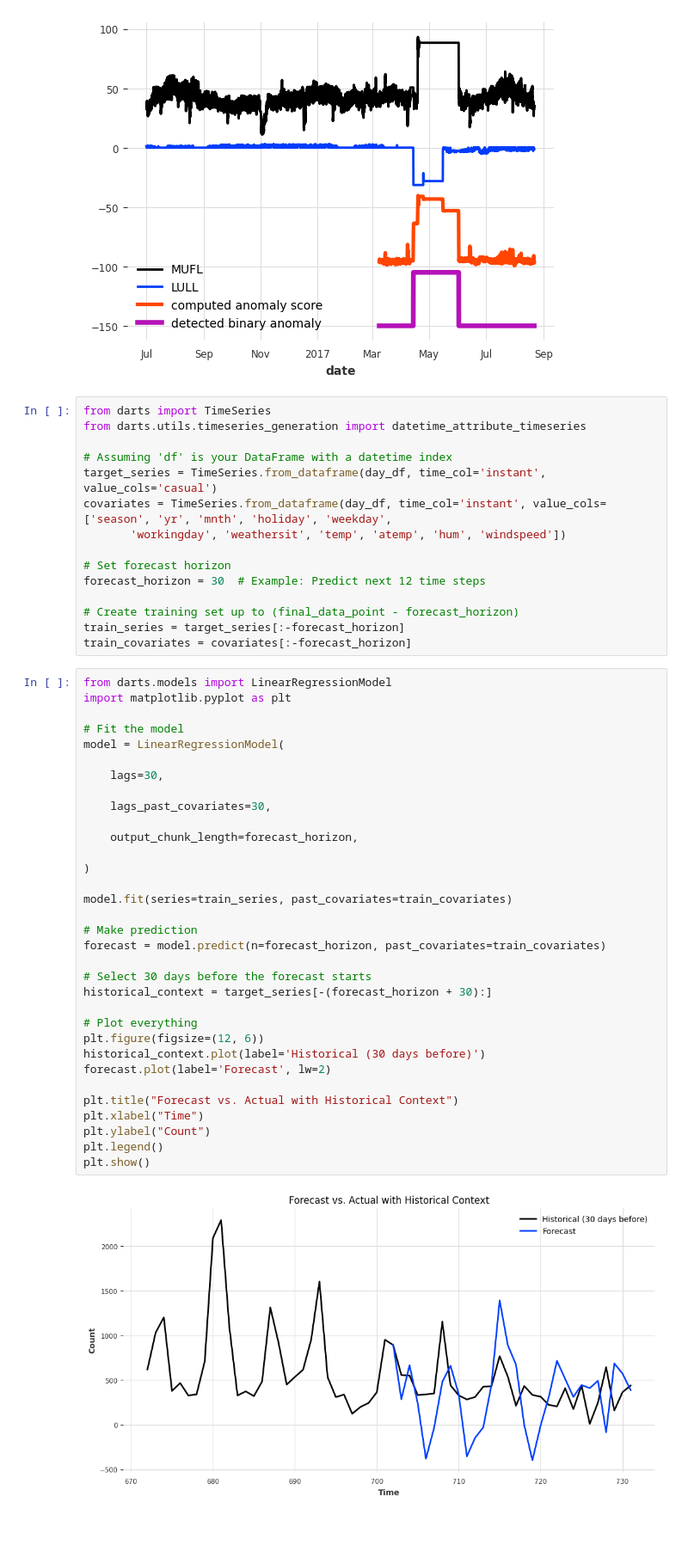
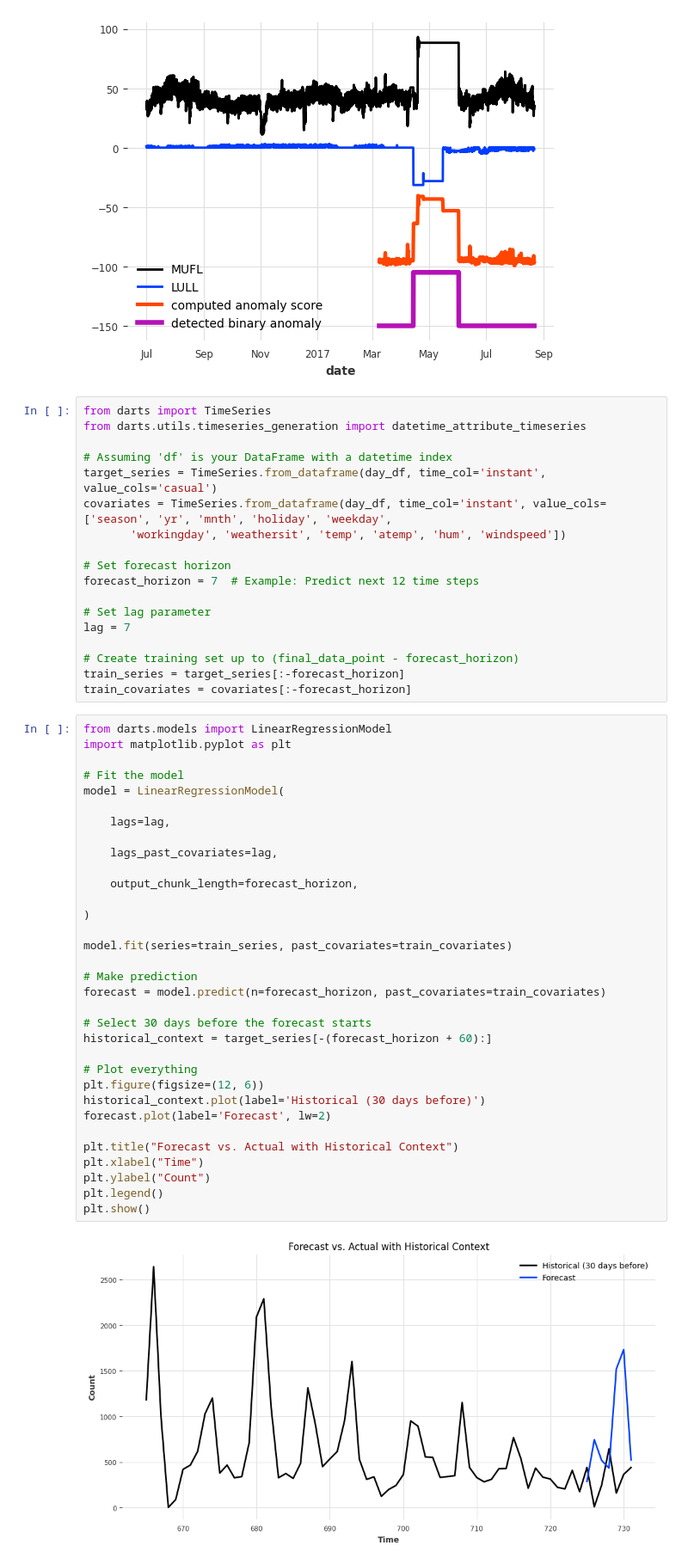
Before and after one commit to cwardlow7/BikeShareDemandForecast, a Jupyter notebook: BikeShareDemandForecast.ipynb, the cells around one changed output. Shown at 86% size. Cells and saved outputs as stored; diff of their text form; blank space fills up the shorter version.

```diff
--- a/BikeShareDemandForecast.ipynb
+++ b/BikeShareDemandForecast.ipynb
@@ -273,7 +272,10 @@ covariates = TimeSeries.from_dataframe(day_df, time_col='instant', value_cols=['
        'workingday', 'weathersit', 'temp', 'atemp', 'hum', 'windspeed'])
 
 # Set forecast horizon
-forecast_horizon = 30  # Example: Predict next 12 time steps
+forecast_horizon = 7  # Example: Predict next 12 time steps
+
+# Set lag parameter
+lag = 7
 
 # Create training set up to (final_data_point - forecast_horizon)
 train_series = target_series[:-forecast_horizon]
@@ -282,34 +284,34 @@ train_covariates = covariates[:-forecast_horizon]
 from darts.models import LinearRegressionModel
 import matplotlib.pyplot as plt
 
 # Fit the model
 model = LinearRegressionModel(
 
-    lags=30,
+    lags=lag,
 
-    lags_past_covariates=30,
+    lags_past_covariates=lag,
 
     output_chunk_length=forecast_horizon,
 
 )
 
 model.fit(series=train_series, past_covariates=train_covariates)
 
 # Make prediction
 forecast = model.predict(n=forecast_horizon, past_covariates=train_covariates)
 
 # Select 30 days before the forecast starts
-historical_context = target_series[-(forecast_horizon + 30):]
+historical_context = target_series[-(forecast_horizon + 60):]
 
 # Plot everything
 plt.figure(figsize=(12, 6))
 historical_context.plot(label='Historical (30 days before)')
 forecast.plot(label='Forecast', lw=2)
 
 plt.title("Forecast vs. Actual with Historical Context")
 plt.xlabel("Time")
 plt.ylabel("Count")
 plt.legend()
 plt.show()
 # %% [output]
-[figure, old version]
+[figure, new version]
```
Also changed, not shown: parts of 9 cells of this notebook.
